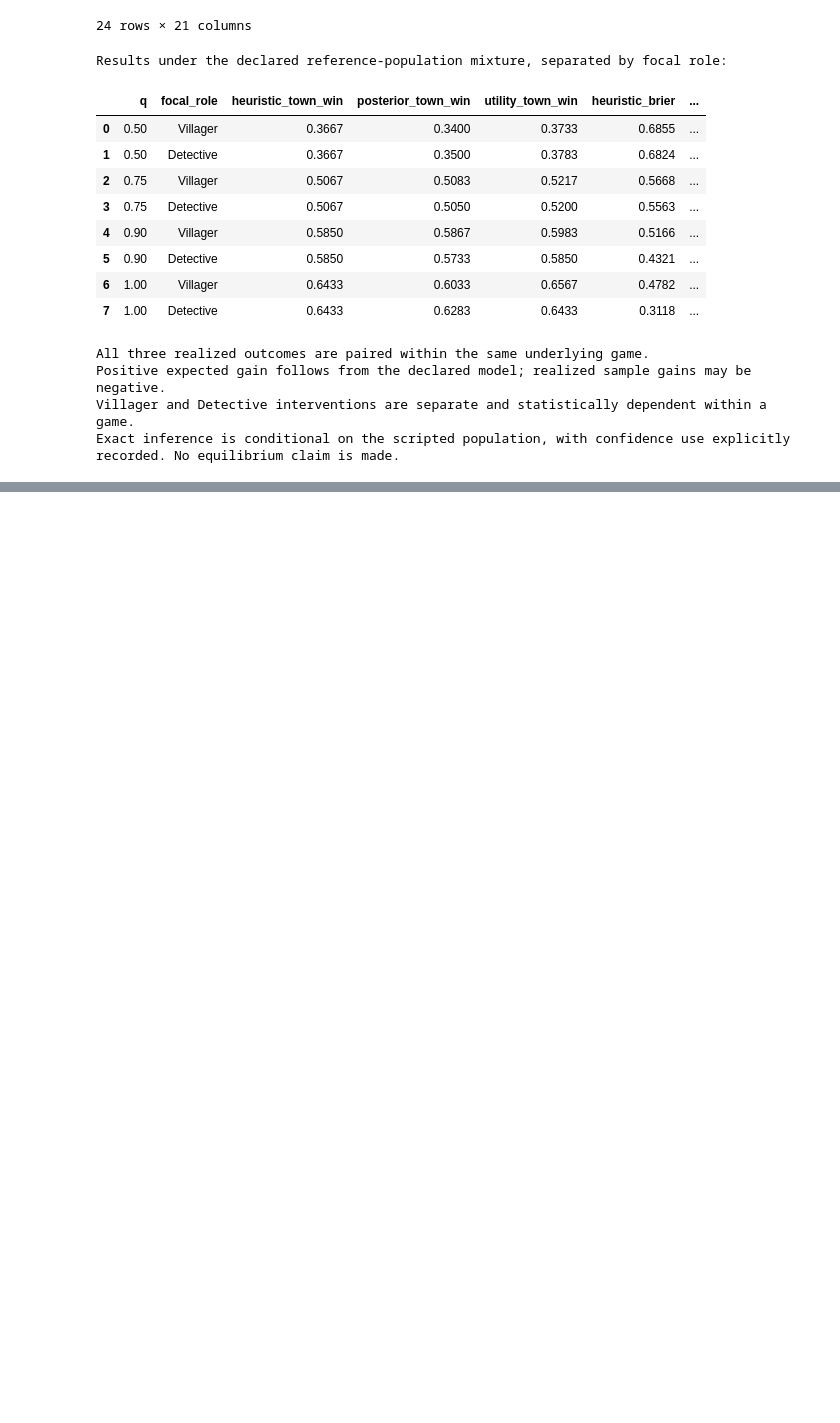
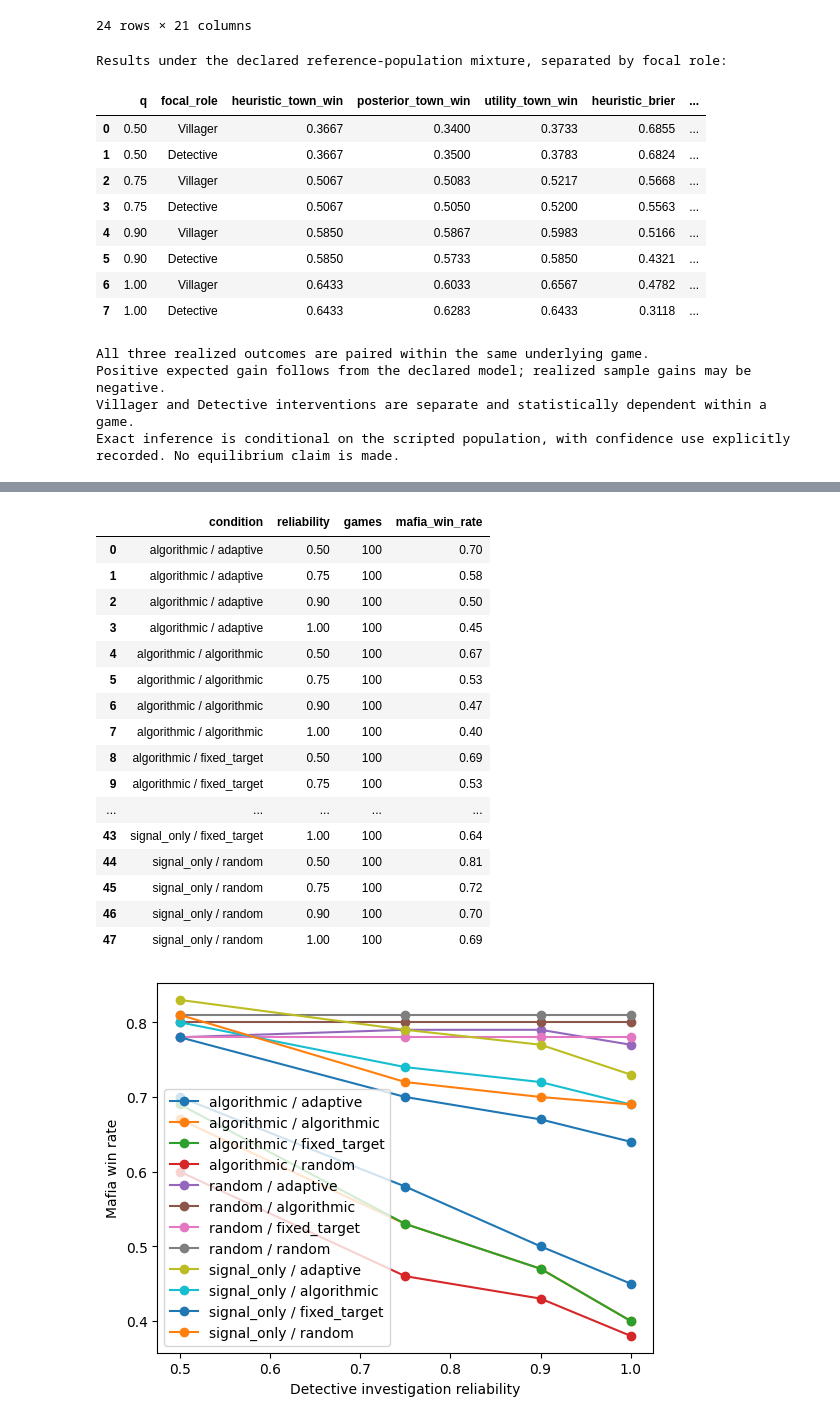
Before and after one commit to ddinesh19/15784_Mafia, a Jupyter notebook: Mafia_LocalLLM_Comparison.ipynb, the cells around one changed output, grey strips where cells are left out. Saved outputs shown, nothing was run; the diff lists cells and outputs as text; code cells hidden in the pictures; blank space fills up the shorter version.

```diff
--- a/Mafia_LocalLLM_Comparison.ipynb
+++ b/Mafia_LocalLLM_Comparison.ipynb
@@ -29,7 +29,7 @@ RUN_LOCAL_LLM = False #Desktop: True. Laptop / saved analysis only: False.
 RUN_NAMED_FIELD_PILOT = False #Current step: 20 full games with named investigations.
 RUN_TOWN_BASELINE_COMPARISON = False #Current step: random, signal-only and current heuristic; no LLM calls.
 RUN_OPPONENT_ROBUSTNESS = False #Current step: fixed town policies against three scripted Mafia policies.
-RUN_STRATEGIC_VOTING = True #Current step: fixed-population Bayesian inference and a unilateral final-vote response.
+RUN_STRATEGIC_VOTING = False #Current step: fixed-population Bayesian inference and a unilateral final-vote response.
 RUN_GAME_COMPARISON = False #Run the existing full comparison only when requested.
 RUN_SIGNAL_COMPREHENSION = False #Previous development diagnostic: load saved results.
 RUN_BASELINE_SWEEPS = False #Older reliability and discussion-round sweeps.
@@ -2930,0 +3215,18 @@ if RUN_SAVED_DIAGNOSTICS:
+# %%
+ADAPTIVE_CONDITIONS = [
+  (town + " / " + mafia, town, mafia)
+  for town in ["algorithmic", "random", "signal_only"]
+  for mafia in ["algorithmic", "random", "fixed_target", "adaptive"]
+]
+
+adaptive_rows = []
+if ADAPTIVE_RUN_EXPERIMENTS:
+  adaptive_rows = run_policy_comparison(
+    conditions=ADAPTIVE_CONDITIONS,
+    reliabilities=ADAPTIVE_RELIABILITIES,
+    num_games=ADAPTIVE_NUM_GAMES,
+    rounds=ADAPTIVE_ROUNDS,
+    seed=ADAPTIVE_SEED,
+    log_path=ADAPTIVE_RESULTS_FILE
+  )
+  summarize_policy_comparison(adaptive_rows)
@@ -2930,0 +3251,39 @@ if RUN_SAVED_DIAGNOSTICS:
+# %%
+# Report Mafia win rate by condition and reliability.
+if adaptive_rows:
+  adaptive_summary = []
+  for (label, q), group in itertools.groupby(
+      sorted(adaptive_rows, key=lambda row: (row["condition"], row["reliability"])),
+      key=lambda row: (row["condition"], row["reliability"])):
+    games = [row for row in group if row["status"] == "ok"]
+    if games:
+      adaptive_summary.append({"condition": label, "reliability": q, "games": len(games),
+                               "mafia_win_rate": 1 - sum(row["metrics"]["village_win"] for row in games) / len(games)})
+  display(pd.DataFrame(adaptive_summary))
+  for label in sorted(set(row["condition"] for row in adaptive_summary)):
+    subset = [row for row in adaptive_summary if row["condition"] == label]
+    plt.plot([row["reliability"] for row in subset],
+             [row["mafia_win_rate"] for row in subset], marker="o", label=label)
+  plt.xlabel("Detective investigation reliability")
+  plt.ylabel("Mafia win rate")
+  plt.legend()
+  plt.show()
+# %% [output]
+|  | condition | reliability | games | mafia_win_rate |
+| 0 | algorithmic / adaptive | 0.50 | 100 | 0.70 |
+| 1 | algorithmic / adaptive | 0.75 | 100 | 0.58 |
+| 2 | algorithmic / adaptive | 0.90 | 100 | 0.50 |
+| 3 | algorithmic / adaptive | 1.00 | 100 | 0.45 |
+| 4 | algorithmic / algorithmic | 0.50 | 100 | 0.67 |
+| 5 | algorithmic / algorithmic | 0.75 | 100 | 0.53 |
+| 6 | algorithmic / algorithmic | 0.90 | 100 | 0.47 |
+| 7 | algorithmic / algorithmic | 1.00 | 100 | 0.40 |
+| 8 | algorithmic / fixed_target | 0.50 | 100 | 0.69 |
+| 9 | algorithmic / fixed_target | 0.75 | 100 | 0.53 |
+| ... | ... | ... | ... | ... |
+| 43 | signal_only / fixed_target | 1.00 | 100 | 0.64 |
+| 44 | signal_only / random | 0.50 | 100 | 0.81 |
+| 45 | signal_only / random | 0.75 | 100 | 0.72 |
+| 46 | signal_only / random | 0.90 | 100 | 0.70 |
+| 47 | signal_only / random | 1.00 | 100 | 0.69 |
+[figure, added]
```
Also changed, not shown: parts of 37 cells of this notebook.
